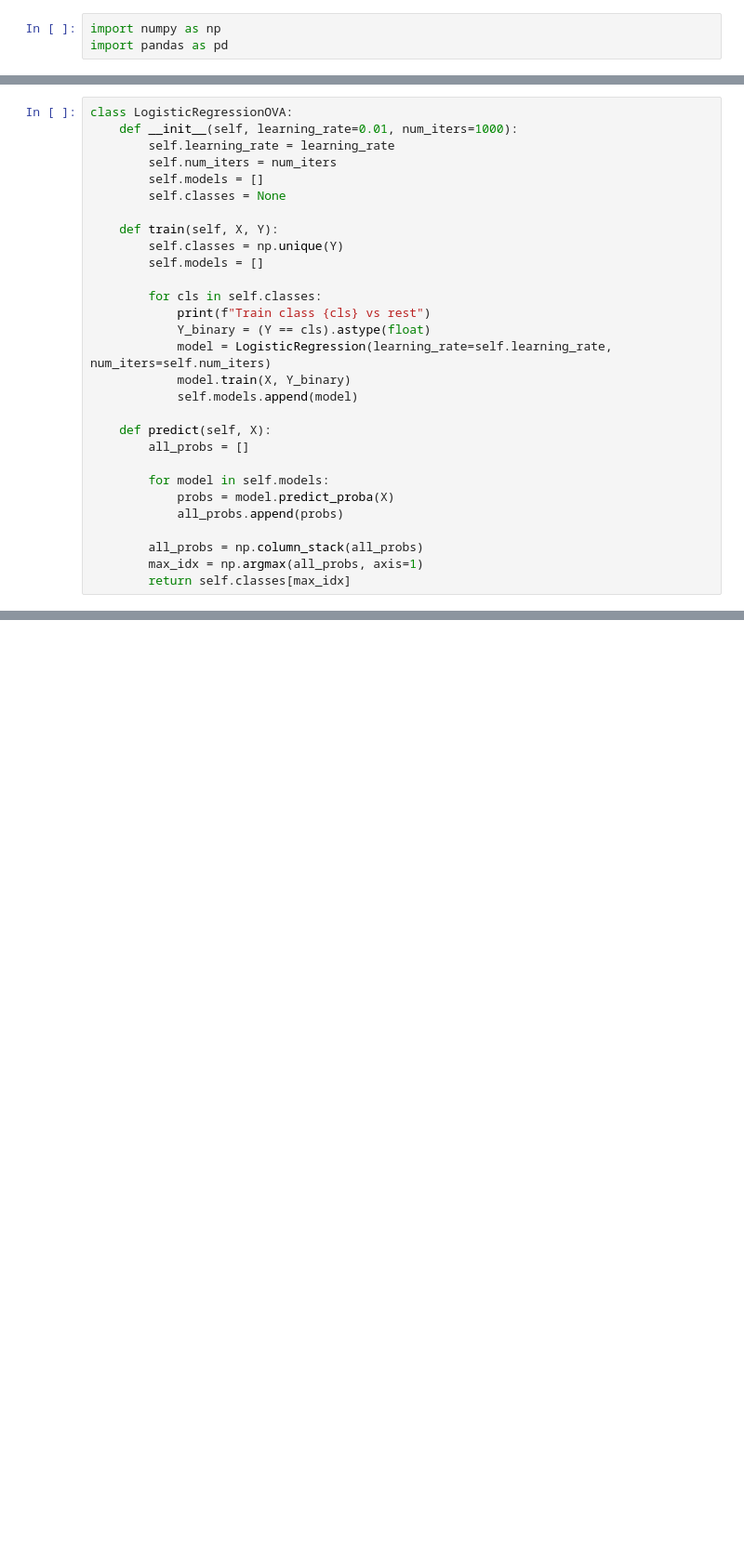
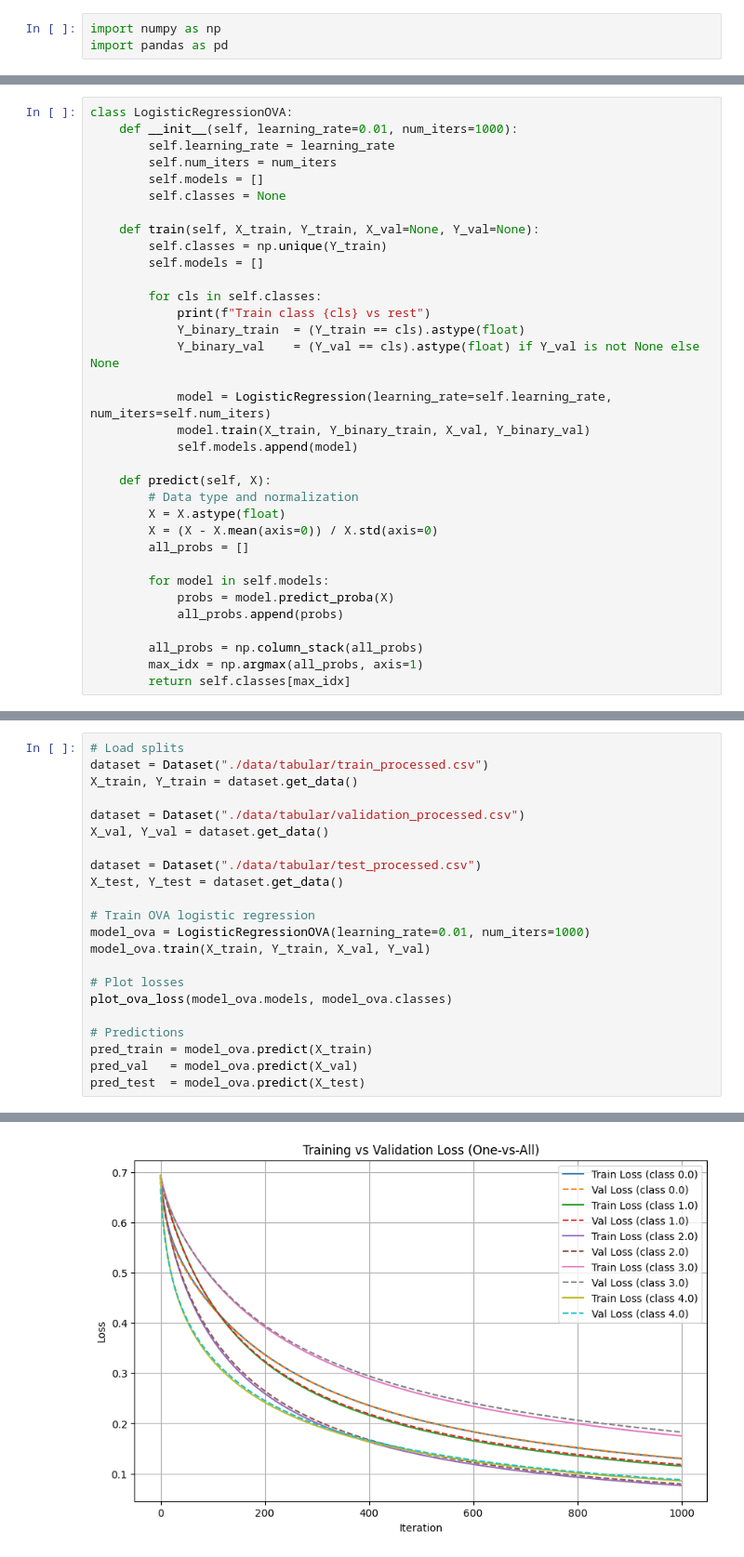
Before and after one commit to Asaf31214/cmpe-462, a Jupyter notebook: logistic_regression.ipynb, the cells around one changed output, grey strips where cells are left out. Shown: that part at 93% size. Drawn from its saved outputs; the diff is of its cells as text; blank space fills up the shorter version.

```diff
--- a/logistic_regression.ipynb
+++ b/logistic_regression.ipynb
@@ -87,18 +88,23 @@ class LogisticRegressionOVA:
         self.models = []
         self.classes = None
 
-    def train(self, X, Y):
-        self.classes = np.unique(Y)
+    def train(self, X_train, Y_train, X_val=None, Y_val=None):
+        self.classes = np.unique(Y_train)
         self.models = []
 
         for cls in self.classes:
             print(f"Train class {cls} vs rest")
-            Y_binary = (Y == cls).astype(float)
+            Y_binary_train  = (Y_train == cls).astype(float)
+            Y_binary_val    = (Y_val == cls).astype(float) if Y_val is not None else None
+
             model = LogisticRegression(learning_rate=self.learning_rate, num_iters=self.num_iters)
-            model.train(X, Y_binary)
+            model.train(X_train, Y_binary_train, X_val, Y_binary_val)
             self.models.append(model)
 
     def predict(self, X):
+        # Data type and normalization
+        X = X.astype(float)
+        X = (X - X.mean(axis=0)) / X.std(axis=0)
         all_probs = []
 
         for model in self.models:
@@ -125,0 +134,23 @@ print(predictions)
+# %%
+# Load splits
+dataset = Dataset("./data/tabular/train_processed.csv")
+X_train, Y_train = dataset.get_data()
+
+dataset = Dataset("./data/tabular/validation_processed.csv")
+X_val, Y_val = dataset.get_data()
+
+dataset = Dataset("./data/tabular/test_processed.csv")
+X_test, Y_test = dataset.get_data()
+
+# Train OVA logistic regression
+model_ova = LogisticRegressionOVA(learning_rate=0.01, num_iters=1000)
+model_ova.train(X_train, Y_train, X_val, Y_val)
+
+# Plot losses
+plot_ova_loss(model_ova.models, model_ova.classes)
+
+# Predictions
+pred_train = model_ova.predict(X_train)
+pred_val   = model_ova.predict(X_val)
+pred_test  = model_ova.predict(X_test)
+# %% [output]
@@ -125,0 +162 @@ print(predictions)
+[figure, added]
```
Also changed, not shown: parts of 4 cells of this notebook.
